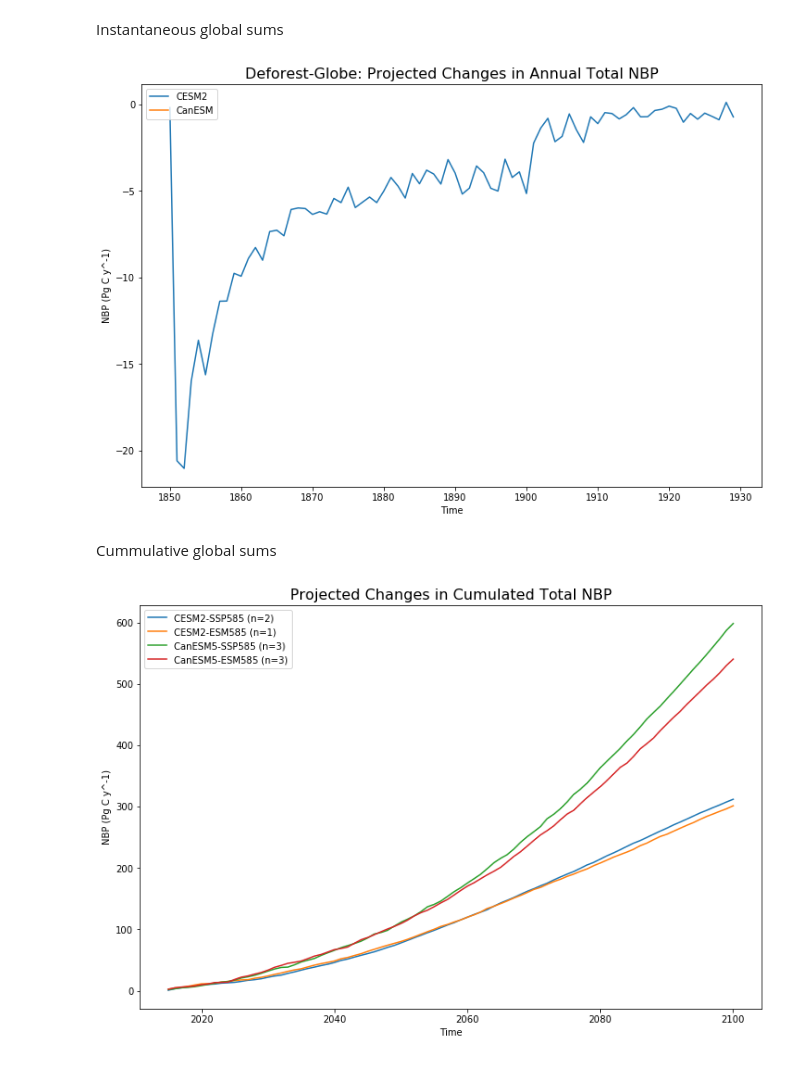
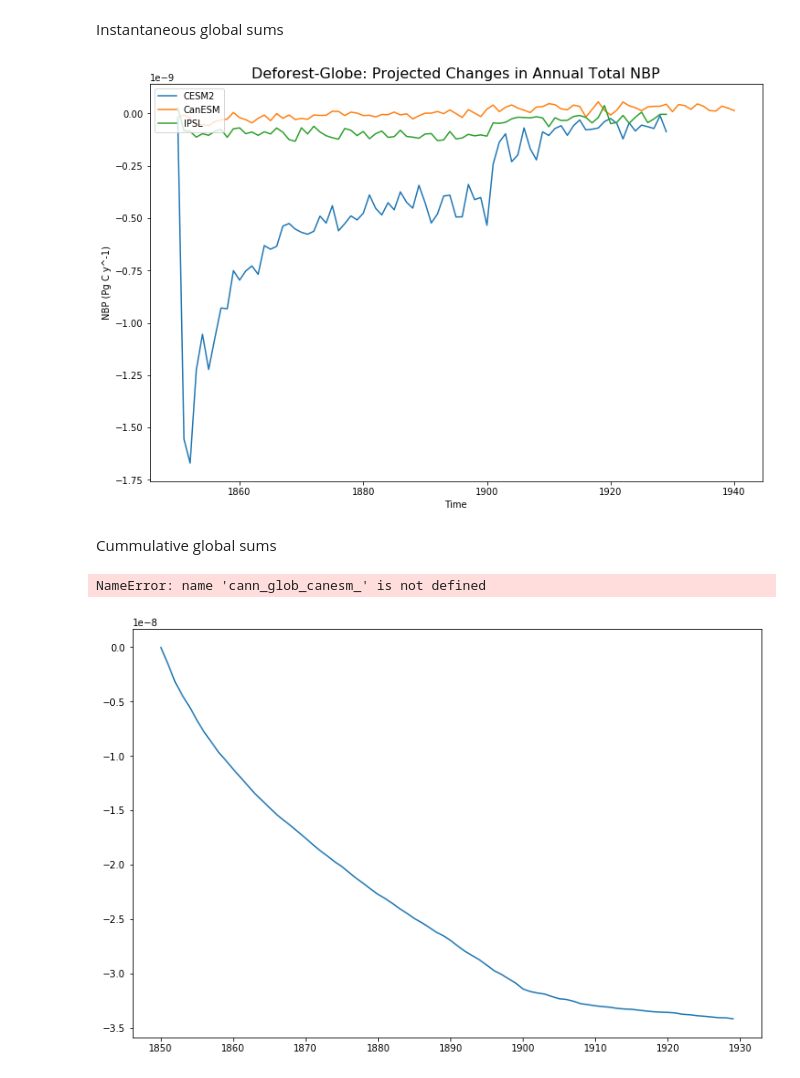
Before and after one commit to dlawrenncar/LUMIP-analysis, a Jupyter notebook: LUMIP_CMIP6_test.ipynb, the cells around one changed output. Cells and saved outputs as stored; diff of their text form; code cells hidden in the pictures.

```diff
--- a/LUMIP_CMIP6_test.ipynb
+++ b/LUMIP_CMIP6_test.ipynb
@@ -219,9 +178,18 @@ print(temp)
+# %%
+nbp_ipsl_amean = weighted_annual_mean(nbp_ipsl) * spy
+nbp_ipsl_amean.attrs['units'] = 'kgC m-2 y-1'
+nbp_ipsl_amean
+temp = nbp_ipsl_amean.values
+#print(temp)
 # %% [markdown]
 ### Calculate global sums
 Instantaneous and cumulative
 # %%
 mean_wgt_cesm = nbp_cesm_amean * landUp_cesm_modlat
 ann_glob_cesm = mean_wgt_cesm.sum(dim=('lat','lon')) * 1e-12 #convert to Pg/y
+# try without weights
+ann_glob_cesm = nbp_cesm_amean.sum(dim=('lat','lon')) * 1e-12
 ann_glob_cesm.attrs['units'] = 'Pg C y^-1'
 cann_glob_cesm = ann_glob_cesm.cumsum(dim='time')
 cann_glob_cesm.attrs['units'] = 'Pg C'
+ann_glob_cesm
@@ -228,7 +204,7 @@ cann_glob_cesm.attrs['units'] = 'Pg C'
 # %%
 mean_wgt_ipsl = nbp_ipsl_amean * landUp_ipsl
 ann_glob_ipsl = mean_wgt_ipsl.sum(dim=('lat','lon')) * 1e-12 #convert to Pg/y
+ann_glob_ipsl = nbp_ipsl_amean.sum(dim=('lat','lon')) * 1e-12
 ann_glob_ipsl.attrs['units'] = 'Pg C y^-1'
 cann_glob_ipsl = ann_glob_ipsl.cumsum(dim='time')
 cann_glob_ipsl.attrs['units'] = 'Pg C'
-temp = ann_glob_ipsl.values()
@@ -237,6 +211,9 @@ TypeError: 'numpy.ndarray' object is not callable
 # %%
 mean_wgt_canesm = nbp_canesm_amean * landUp_canesm
 ann_glob_canesm = mean_wgt_canesm.sum(dim=('lat','lon')) * 1e-12 #convert to Pg/y
+# try without weights
+ann_glob_canesm = nbp_canesm_amean.sum(dim=('lat','lon')) * 1e-12
 ann_glob_canesm.attrs['units'] = 'Pg C y^-1'
 cann_glob_canesm = ann_glob_canesm.cumsum(dim='time')
 cann_glob_canesm.attrs['units'] = 'Pg C'
+cann_glob_canesm
@@ -257,7 +253,7 @@ ax = fig.add_subplot(1, 1, 1)
 # Plot times as x-variable and temperatures as y-variable
 ax.plot(ann_glob_cesm.coords['time.year'], ann_glob_cesm.mean(dim="member_id"), label='CESM2')
 ax.plot(ann_glob_canesm.coords['time.year'], ann_glob_canesm.mean(dim="member_id"), label='CanESM')
-#ax.plot(ann_glob_ipsl.coords['time.year'], ann_glob_ipsl.mean(dim="member_id"), label='IPSL')
+ax.plot(ann_glob_ipsl.coords['time.year'], ann_glob_ipsl.mean(dim="member_id"), label='IPSL')
 # Add some labels to the plot
 ax.set_xlabel('Time')
 ax.set_ylabel('NBP'+' (' + ann_glob_cesm.attrs['units'] +')')
@@ -265,27 +261,26 @@ ax.set_title('Deforest-Globe: Projected Changes in Annual Total NBP', fontdict={
 ax.legend(loc='upper left');
 #plt.savefig('cesm_canesm_ssp585_esm585_nbp.pdf')
 # %% [output]
-[figure, old version]
+[figure, new version]
 # %% [markdown]
 Cummulative global sums
 # %%
 fig = plt.figure(figsize=(12, 8))
 
 # Ask, out of a 1x1 grid, the first axes.
 ax = fig.add_subplot(1, 1, 1)
 
 # Plot times as x-variable and temperatures as y-variable
-ax.plot(cann_glob_cesm_ssp.coords['time.year'], cann_glob_cesm_ssp.mean(dim="member_id"), label='CESM2-SSP585 (n=2)')
-ax.plot(cann_glob_cesm_esm.coords['time.year'], cann_glob_cesm_esm.mean(dim="member_id"), label='CESM2-ESM585 (n=1)')
-ax.plot(cann_glob_canesm_ssp.coords['time.year'].sel(time=slice("2015","2100")),
-        cann_glob_canesm_ssp.mean(dim="member_id").sel(time=slice("2015","2100")), label='CanESM5-SSP585 (n=3)')
-ax.plot(cann_glob_canesm_esm.coords['time.year'].sel(time=slice("2015","2100")),
-        cann_glob_canesm_esm.mean(dim="member_id").sel(time=slice("2015","2100")), label='CanESM5-ESM585 (n=3)')
+ax.plot(cann_glob_cesm.coords['time.year'], cann_glob_cesm.mean(dim="member_id"), label='CESM2')
+ax.plot(cann_glob_canesm.coords['time.year'], cann_glob_canesm_.mean(dim="member_id"), label='CanESM')
+ax.plot(cann_glob_ipsl.coords['time.year'], cann_glob_ipsl.mean(dim="member_id"), label='IPSL')
+
 # Add some labels to the plot
 ax.set_xlabel('Time')
-ax.set_ylabel('NBP'+' (' + ann_glob_cesm_ssp.attrs['units'] +')')
+ax.set_ylabel('NBP'+' (' + ann_glob_cesm.attrs['units'] +')')
 ax.set_title('Projected Changes in Cumulated Total NBP', fontdict={'size':16})
 ax.legend(loc='upper left');
 #plt.savefig('cesm_canesm_ssp585_esm585_nbp_cumulative.pdf')
 # %% [output]
+NameError: name 'cann_glob_canesm_' is not defined
-[figure, old version]
+[figure, new version]
```
Also changed, not shown: parts of 18 cells of this notebook.
